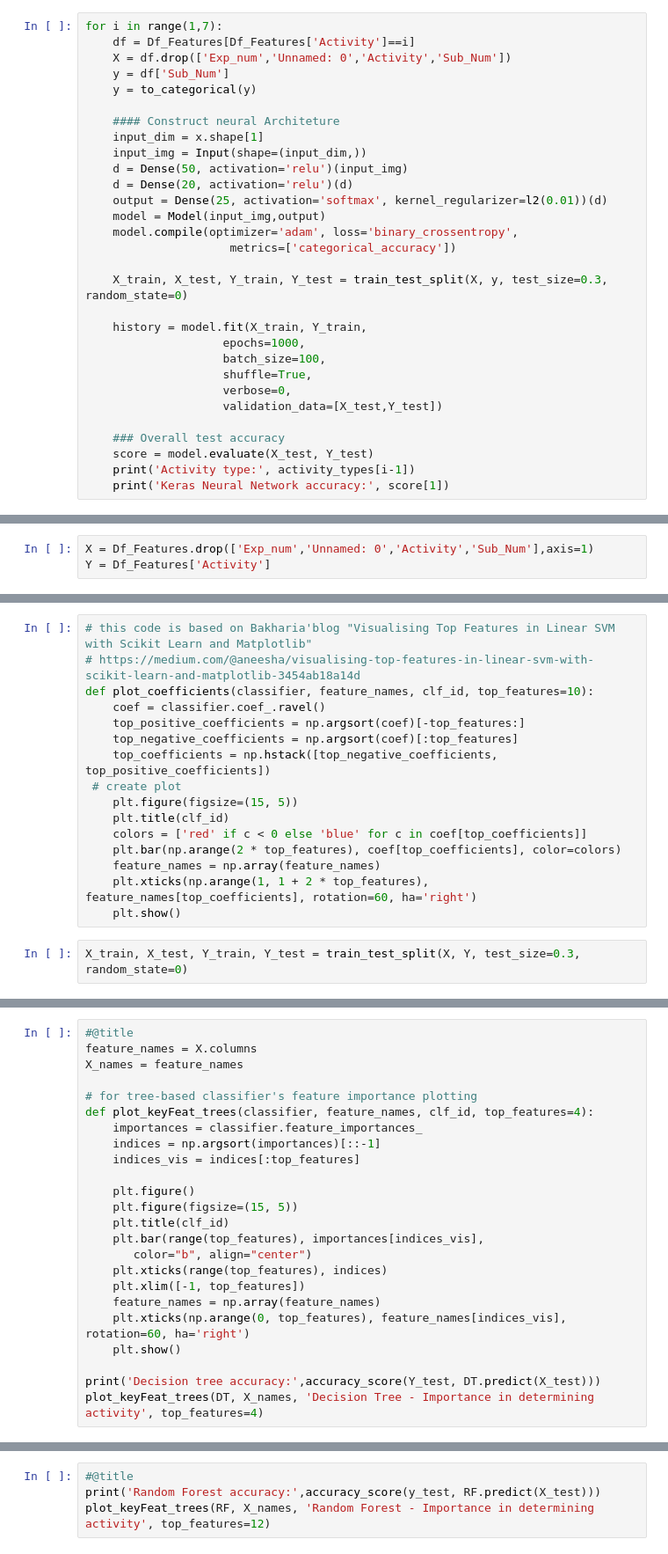
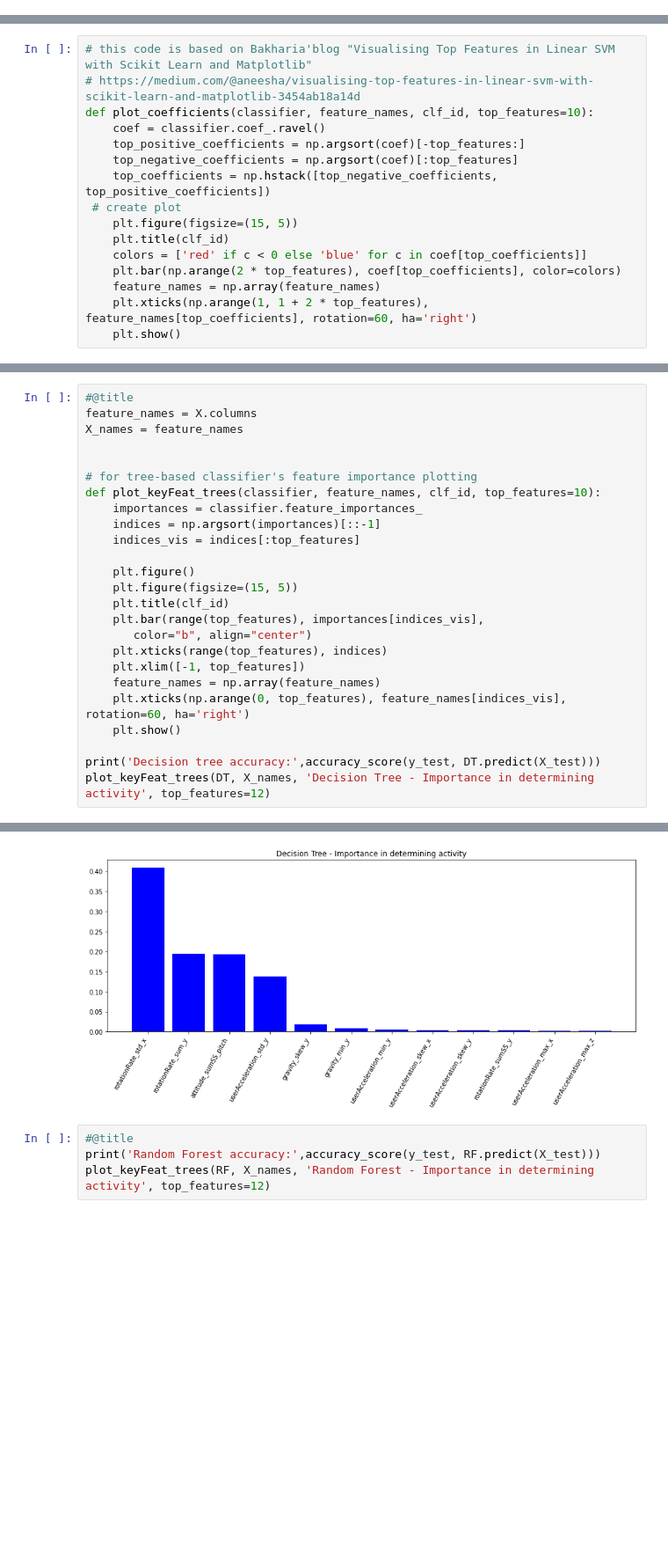
Before and after one commit to IssyMiddleton/CSC8635, a Jupyter notebook: notebooks/Assignment.ipynb, the cells around one changed output, grey strips where cells are left out. Shown at 88% size. Drawn from its saved outputs; the diff is of its cells as text; blank space fills up the shorter version.

```diff
--- a/notebooks/Assignment.ipynb
+++ b/notebooks/Assignment.ipynb
@@ -851,32 +1088,2 @@ Keras Neural Network accuracy: 0.9718875288963318
-# %%
-for i in range(1,7):
-    df = Df_Features[Df_Features['Activity']==i]
-    X = df.drop(['Exp_num','Unnamed: 0','Activity','Sub_Num'])
-    y = df['Sub_Num']
-    y = to_categorical(y)
-
-    #### Construct neural Architeture
-    input_dim = x.shape[1]
-    input_img = Input(shape=(input_dim,))
-    d = Dense(50, activation='relu')(input_img)
-    d = Dense(20, activation='relu')(d)
-    output = Dense(25, activation='softmax', kernel_regularizer=l2(0.01))(d)
-    model = Model(input_img,output)
-    model.compile(optimizer='adam', loss='binary_crossentropy',
-                     metrics=['categorical_accuracy'])
-
-    X_train, X_test, Y_train, Y_test = train_test_split(X, y, test_size=0.3, random_state=0)
-
-    history = model.fit(X_train, Y_train,
-                    epochs=1000,
-                    batch_size=100,
-                    shuffle=True,
-                    verbose=0,
-                    validation_data=[X_test,Y_test])
-
-    ### Overall test accuracy
-    score = model.evaluate(X_test, Y_test)
-    print('Activity type:', activity_types[i-1])
-    print('Keras Neural Network accuracy:', score[1])
 # %% [markdown]
 Check Overfitting
@@ -1676,9 +1832,6 @@ Random Forest accuracy: 0.9368800721370604
 Reset X and Y from Calculate Features
 X = Df_Features.drop(['Exp_num','Unnamed: 0','Activity','Sub_Num'],axis=1)
 Y = Df_Features['Activity']
-# %%
-X = Df_Features.drop(['Exp_num','Unnamed: 0','Activity','Sub_Num'],axis=1)
-Y = Df_Features['Activity']
 # %%
 # Split our data
 X_train, X_test, y_train, y_test = train_test_split(X,
@@ -1863,5 +2018,3 @@ def plot_coefficients(classifier, feature_names, clf_id, top_features=10):
     feature_names = np.array(feature_names)
     plt.xticks(np.arange(1, 1 + 2 * top_features), feature_names[top_coefficients], rotation=60, ha='right')
     plt.show()
-# %%
-X_train, X_test, Y_train, Y_test = train_test_split(X, Y, test_size=0.3, random_state=0)
@@ -1878,8 +2023,9 @@ Index(['attitude.roll', 'attitude.pitch', 'attitude.yaw', 'gravity.x',
 feature_names = X.columns
 X_names = feature_names
 
+
 # for tree-based classifier's feature importance plotting
-def plot_keyFeat_trees(classifier, feature_names, clf_id, top_features=4):
+def plot_keyFeat_trees(classifier, feature_names, clf_id, top_features=10):
     importances = classifier.feature_importances_
     indices = np.argsort(importances)[::-1]
     indices_vis = indices[:top_features]
@@ -1895,6 +2041,6 @@ def plot_keyFeat_trees(classifier, feature_names, clf_id, top_features=4):
     plt.xticks(np.arange(0, top_features), feature_names[indices_vis], rotation=60, ha='right')
     plt.show()
 
-print('Decision tree accuracy:',accuracy_score(Y_test, DT.predict(X_test)))
-plot_keyFeat_trees(DT, X_names, 'Decision Tree - Importance in determining activity', top_features=4)
+print('Decision tree accuracy:',accuracy_score(y_test, DT.predict(X_test)))
+plot_keyFeat_trees(DT, X_names, 'Decision Tree - Importance in determining activity', top_features=12)
 # %% [output]
@@ -1902,3 +2049,4 @@ ValueError: ignored
+[figure, added]
 # %%
 #@title
 print('Random Forest accuracy:',accuracy_score(y_test, RF.predict(X_test)))
```
Also changed, not shown: parts of 132 cells of this notebook.
